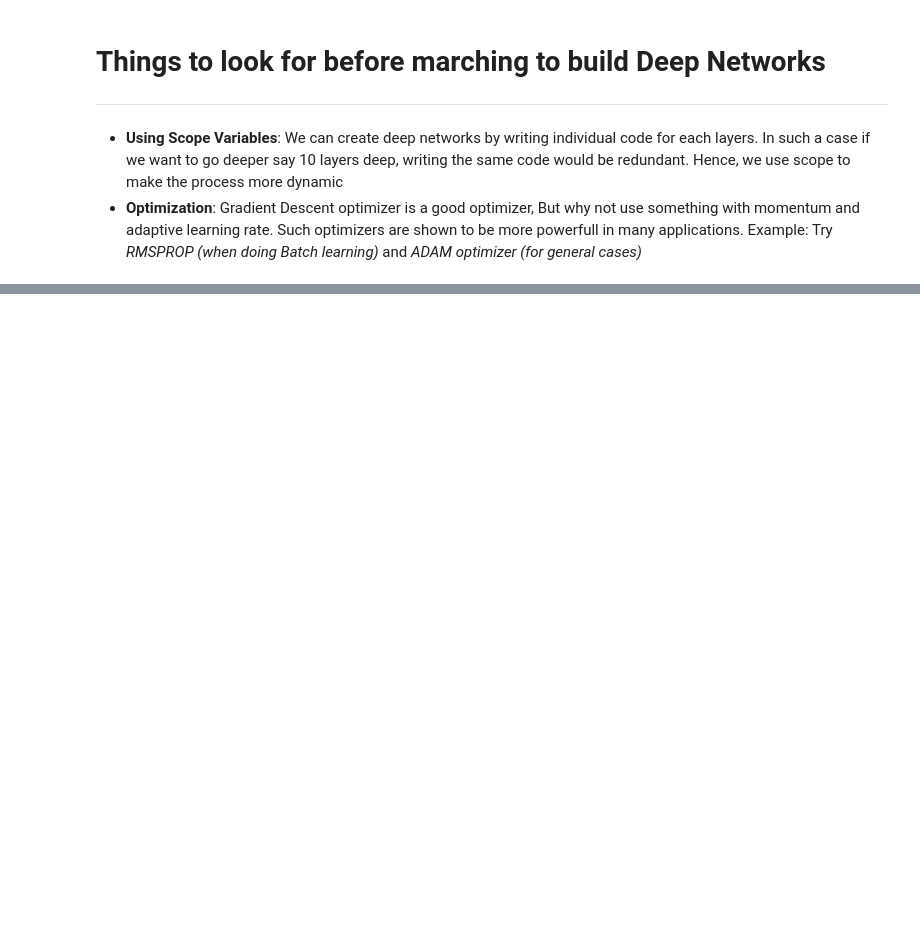
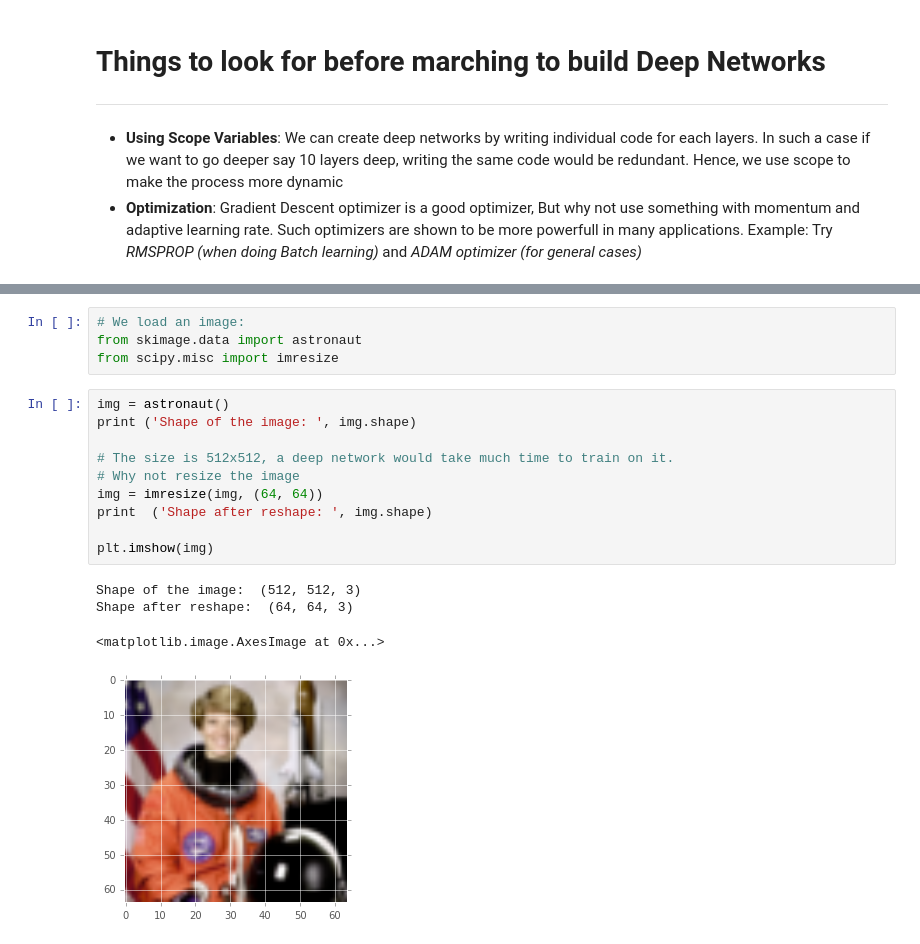
Before and after one commit to Sardhendu/Study, a Jupyter notebook: TensorFlow-NeuralNetworks/TensorFlowOperations/LearnToPaint-DeepNetworks.ipynb, the cells around one changed output, grey strips where cells are left out. Drawn from its saved outputs; the diff is of its cells as text; blank space fills up the shorter version.

Commit message:
Deep Network - image Painting

```diff
--- a/TensorFlow-NeuralNetworks/TensorFlowOperations/LearnToPaint-DeepNetworks.ipynb
+++ b/TensorFlow-NeuralNetworks/TensorFlowOperations/LearnToPaint-DeepNetworks.ipynb
@@ -35,0 +132,19 @@ def linearActivation(numInputs, numOutputs):
+# %%
+# We load an image:
+from skimage.data import astronaut
+from scipy.misc import imresize
+# %%
+img = astronaut()
+print ('Shape of the image: ', img.shape)
+
+# The size is 512x512, a deep network would take much time to train on it.
+# Why not resize the image
+img = imresize(img, (64, 64))
+print  ('Shape after reshape: ', img.shape)
+
+plt.imshow(img)
+# %% [output]
+Shape of the image:  (512, 512, 3)
+Shape after reshape:  (64, 64, 3)
+<matplotlib.image.AxesImage at 0x...>
+[figure, added]
```
Also changed, not shown: parts of 14 cells of this notebook.
